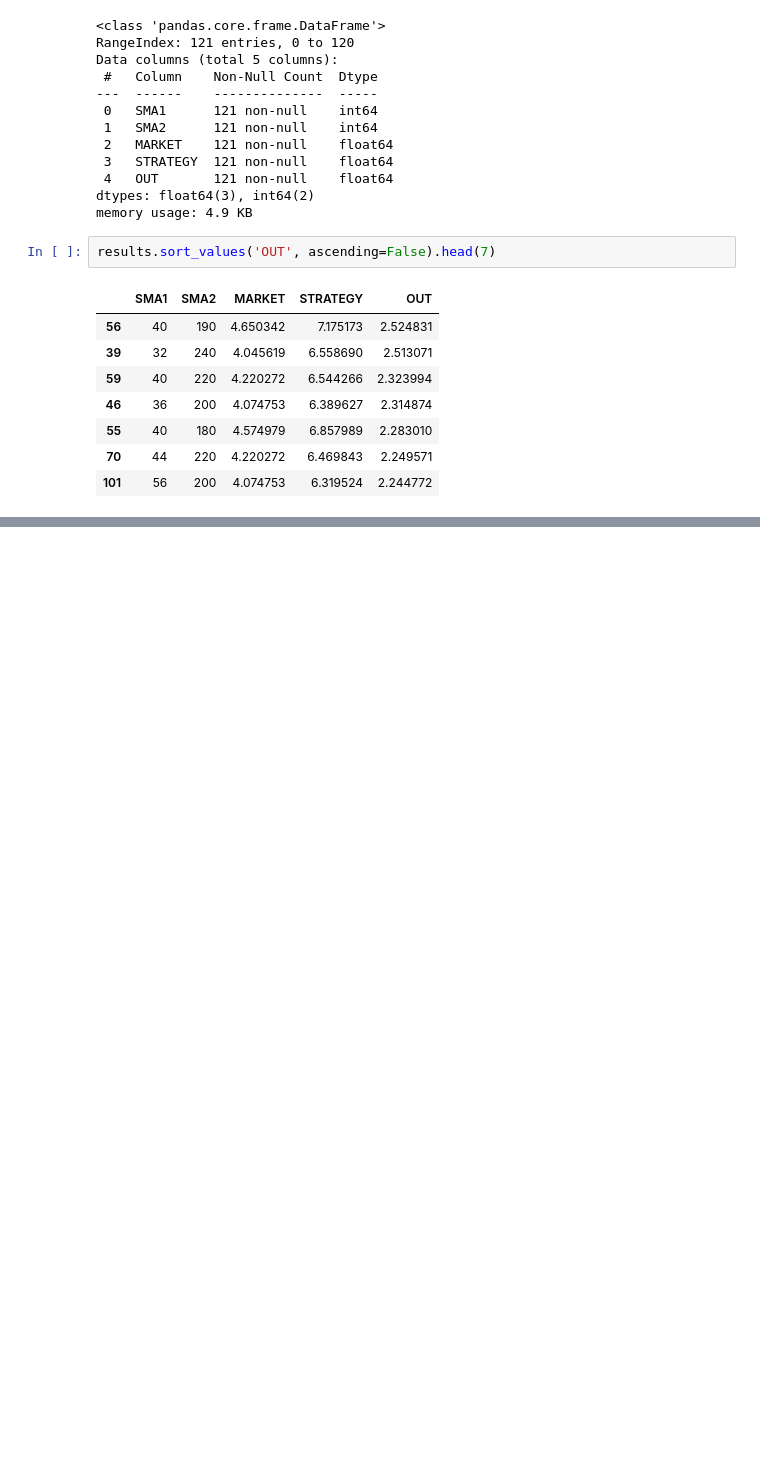
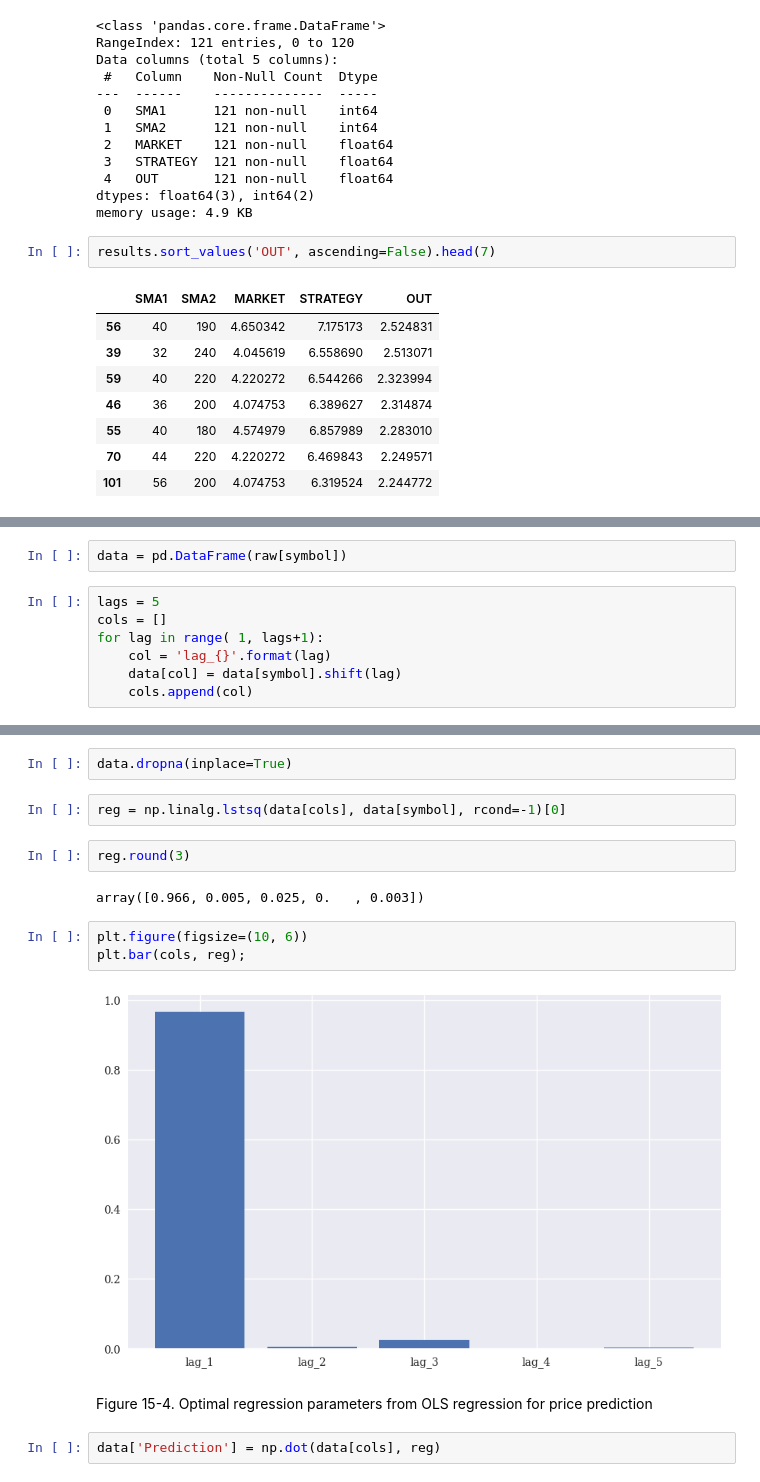
Before and after one commit to Youngsoo1024/Python_Finance, a Jupyter notebook: Chap15/ch15_test.ipynb, the cells around one changed output, grey strips where cells are left out. Cells and saved outputs as stored; diff of their text form; blank space fills up the shorter version.

```diff
--- a/Chap15/ch15_test.ipynb
+++ b/Chap15/ch15_test.ipynb
@@ -160,0 +163,9 @@ results.sort_values('OUT', ascending=False).head(7)
+# %%
+data = pd.DataFrame(raw[symbol])
+# %%
+lags = 5
+cols = []
+for lag in range( 1, lags+1):
+    col = 'lag_{}'.format(lag)
+    data[col] = data[symbol].shift(lag)
+    cols.append(col)
@@ -160,0 +184,17 @@ results.sort_values('OUT', ascending=False).head(7)
+# %%
+data.dropna(inplace=True)
+# %%
+reg = np.linalg.lstsq(data[cols], data[symbol], rcond=-1)[0]
+# %%
+reg.round(3)
+# %% [output]
+array([0.966, 0.005, 0.025, 0.   , 0.003])
+# %%
+plt.figure(figsize=(10, 6))
+plt.bar(cols, reg);
+# %% [output]
+[figure, added]
+# %% [markdown]
+Figure 15-4. Optimal regression parameters from OLS regression for price prediction
+# %%
+data['Prediction'] = np.dot(data[cols], reg)
```
Also changed, not shown: parts of 162 cells of this notebook, 1 other file.
